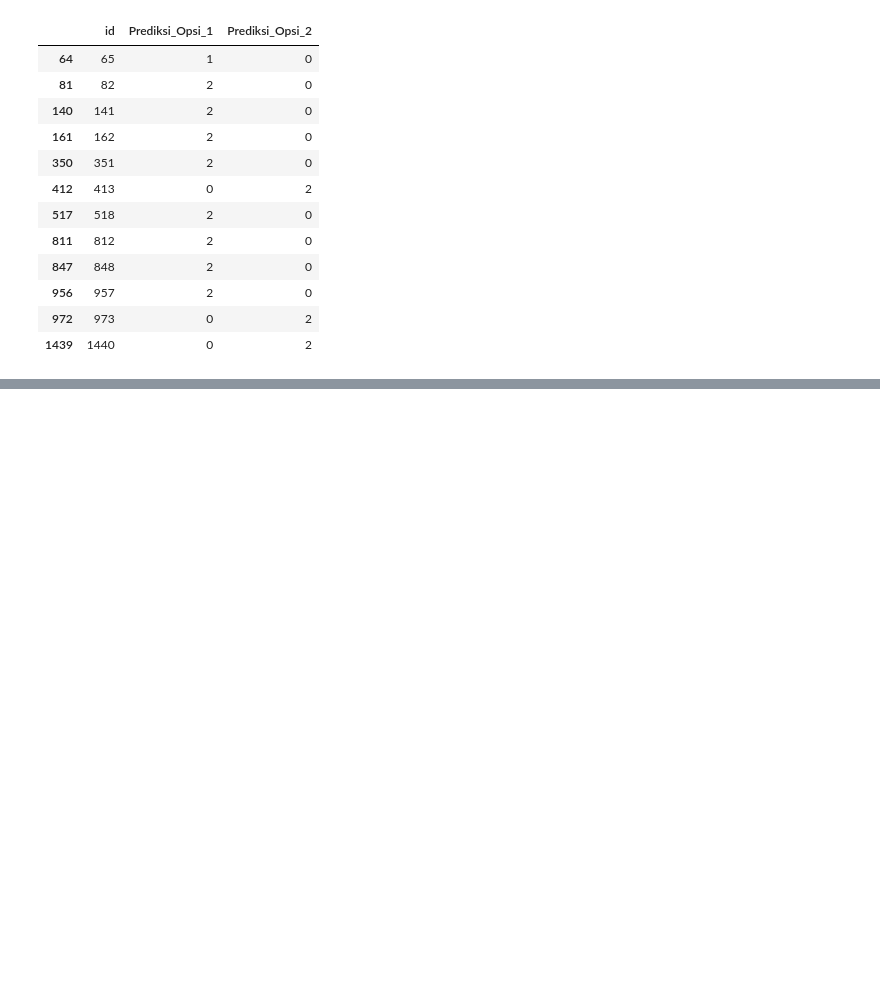
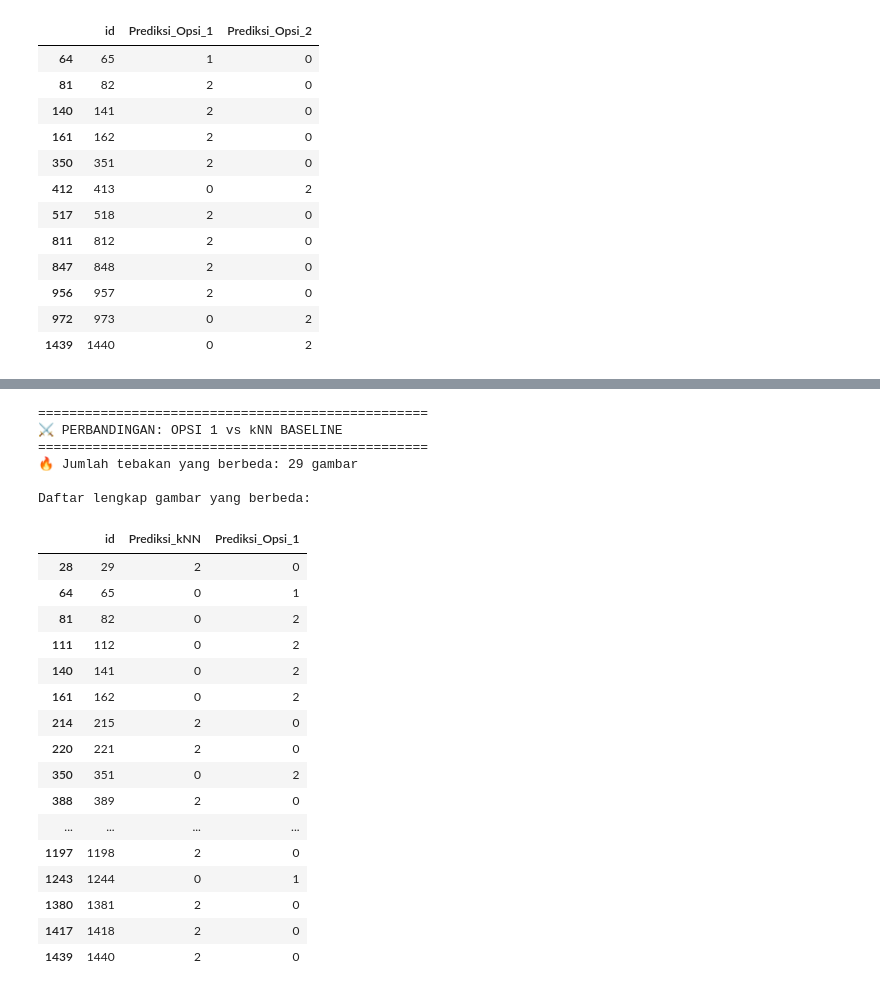
Before and after one commit to agaggigit/satria-data-bdcugm02, a Jupyter notebook: track_b/notebooks/13_last_minute.ipynb, the cells around one changed output, grey strips where cells are left out. Cells and saved outputs as stored; diff of their text form; code cells hidden in the pictures; blank space fills up the shorter version.

```diff
--- a/track_b/notebooks/13_last_minute.ipynb
+++ b/track_b/notebooks/13_last_minute.ipynb
@@ -314,0 +406,40 @@ Daftar perbedaannya (Pilih mana yang mau di-submit ke Kaggle):
+# %%
+diff_opsi1_knn = knn_df[knn_df['predicted'] != sub1['predicted']]
+
+print("==================================================")
+print("⚔️ PERBANDINGAN: OPSI 1 vs kNN BASELINE")
+print("==================================================")
+print(f"🔥 Jumlah tebakan yang berbeda: {len(diff_opsi1_knn)} gambar\n")
+
+if len(diff_opsi1_knn) > 0:
+        # Bikin tabel rapi
+        comparison_1_knn = diff_opsi1_knn[['id', 'predicted']].copy()
+        comparison_1_knn = comparison_1_knn.rename(columns={'predicted': 'Prediksi_kNN'})
+        comparison_1_knn['Prediksi_Opsi_1'] = sub1.loc[diff_opsi1_knn.index, 'predicted']
+
+        print("Daftar lengkap gambar yang berbeda:")
+        display(comparison_1_knn)
+# %% [output]
+==================================================
+⚔️ PERBANDINGAN: OPSI 1 vs kNN BASELINE
+==================================================
+🔥 Jumlah tebakan yang berbeda: 29 gambar
+
+Daftar lengkap gambar yang berbeda:
+|  | id | Prediksi_kNN | Prediksi_Opsi_1 |
+| 28 | 29 | 2 | 0 |
+| 64 | 65 | 0 | 1 |
+| 81 | 82 | 0 | 2 |
+| 111 | 112 | 0 | 2 |
+| 140 | 141 | 0 | 2 |
+| 161 | 162 | 0 | 2 |
+| 214 | 215 | 2 | 0 |
+| 220 | 221 | 2 | 0 |
+| 350 | 351 | 0 | 2 |
+| 388 | 389 | 2 | 0 |
+| ... | ... | ... | ... |
+| 1197 | 1198 | 2 | 0 |
+| 1243 | 1244 | 0 | 1 |
+| 1380 | 1381 | 2 | 0 |
+| 1417 | 1418 | 2 | 0 |
+| 1439 | 1440 | 2 | 0 |
```
Also changed, not shown: parts of 6 cells of this notebook.
